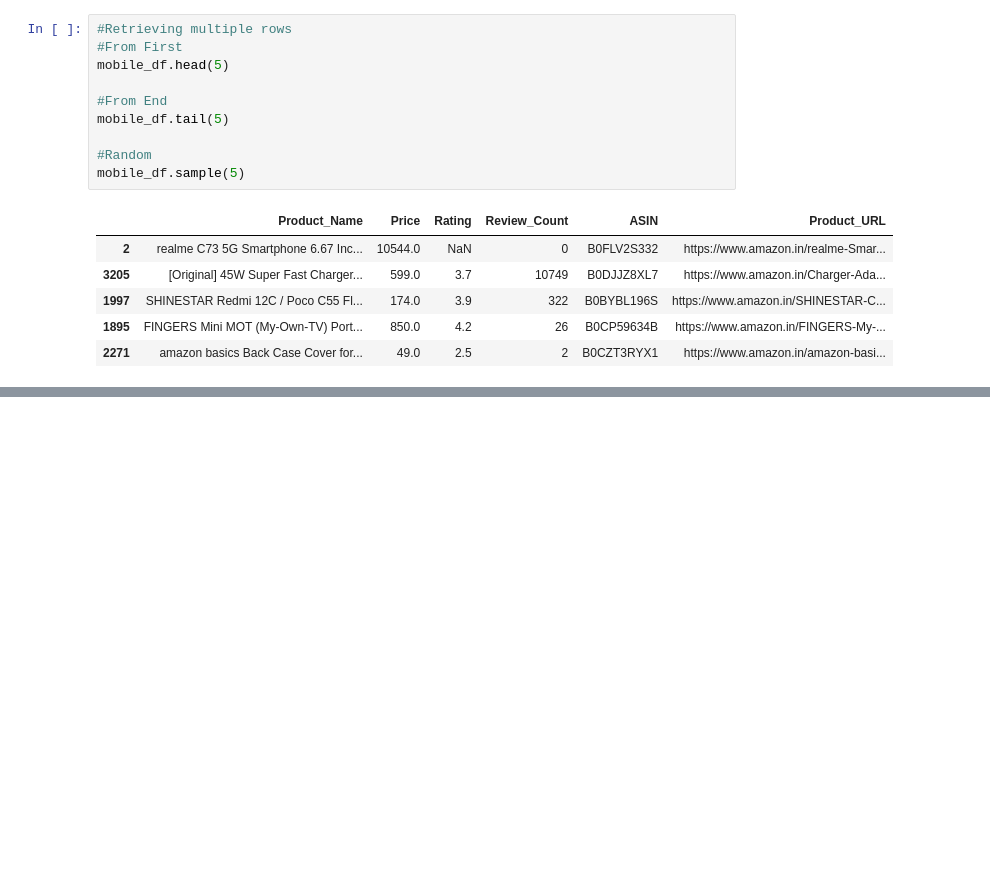
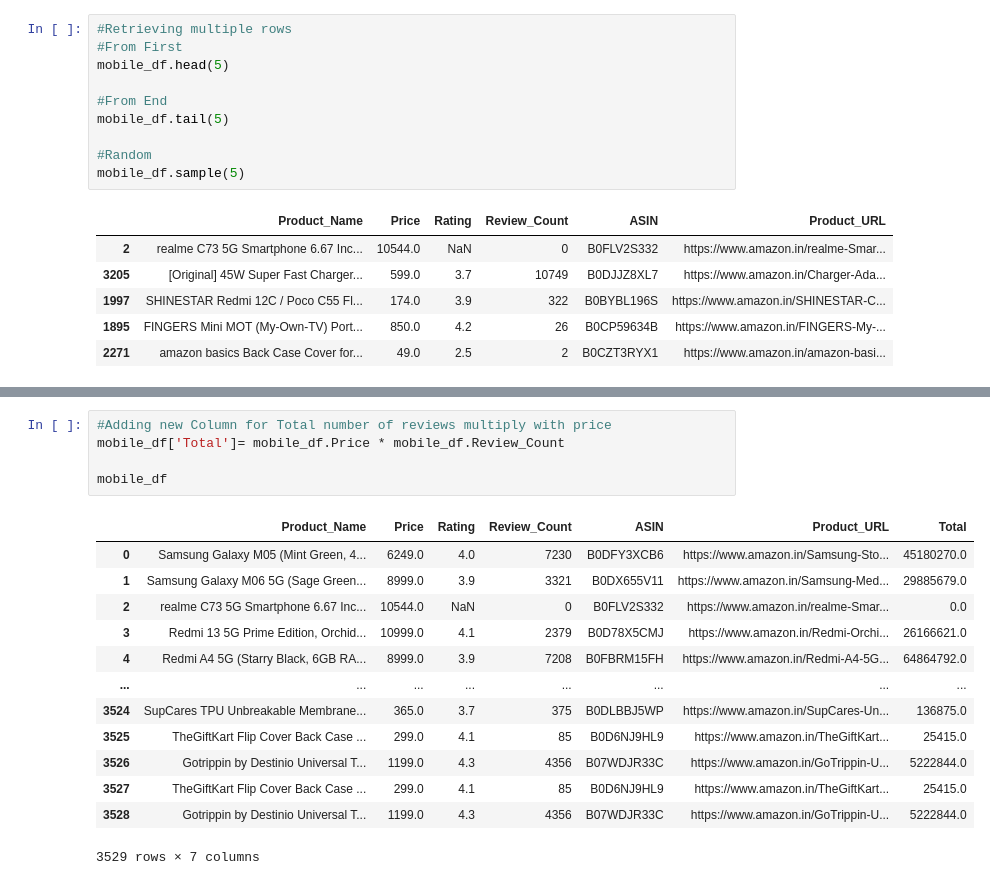
Before and after one commit to soumyadeepmukherji/Amazon-Big-Billion-Sale-2025-Analysis, a Jupyter notebook: analysis.ipynb, the cells around one changed output, grey strips where cells are left out. Drawn from its saved outputs; the diff is of its cells as text; blank space fills up the shorter version.

```diff
--- a/analysis.ipynb
+++ b/analysis.ipynb
@@ -130,0 +170,19 @@ mobile_df.sample(5)
+# %%
+#Adding new Column for Total number of reviews multiply with price
+mobile_df['Total']= mobile_df.Price * mobile_df.Review_Count
+
+mobile_df
+# %% [output]
+|  | Product_Name | Price | Rating | Review_Count | ASIN | Product_URL | Total |
+| 0 | Samsung Galaxy M05 (Mint Green, 4... | 6249.0 | 4.0 | 7230 | B0DFY3XCB6 | https://www.amazon.in/Samsung-Sto... | 45180270.0 |
+| 1 | Samsung Galaxy M06 5G (Sage Green... | 8999.0 | 3.9 | 3321 | B0DX655V11 | https://www.amazon.in/Samsung-Med... | 29885679.0 |
+| 2 | realme C73 5G Smartphone 6.67 Inc... | 10544.0 | NaN | 0 | B0FLV2S332 | https://www.amazon.in/realme-Smar... | 0.0 |
+| 3 | Redmi 13 5G Prime Edition, Orchid... | 10999.0 | 4.1 | 2379 | B0D78X5CMJ | https://www.amazon.in/Redmi-Orchi... | 26166621.0 |
+| 4 | Redmi A4 5G (Starry Black, 6GB RA... | 8999.0 | 3.9 | 7208 | B0FBRM15FH | https://www.amazon.in/Redmi-A4-5G... | 64864792.0 |
+| ... | ... | ... | ... | ... | ... | ... | ... |
+| 3524 | SupCares TPU Unbreakable Membrane... | 365.0 | 3.7 | 375 | B0DLBBJ5WP | https://www.amazon.in/SupCares-Un... | 136875.0 |
+| 3525 | TheGiftKart Flip Cover Back Case ... | 299.0 | 4.1 | 85 | B0D6NJ9HL9 | https://www.amazon.in/TheGiftKart... | 25415.0 |
+| 3526 | Gotrippin by Destinio Universal T... | 1199.0 | 4.3 | 4356 | B07WDJR33C | https://www.amazon.in/GoTrippin-U... | 5222844.0 |
+| 3527 | TheGiftKart Flip Cover Back Case ... | 299.0 | 4.1 | 85 | B0D6NJ9HL9 | https://www.amazon.in/TheGiftKart... | 25415.0 |
+| 3528 | Gotrippin by Destinio Universal T... | 1199.0 | 4.3 | 4356 | B07WDJR33C | https://www.amazon.in/GoTrippin-U... | 5222844.0 |
+3529 rows × 7 columns
```
Also changed, not shown: parts of 5 cells of this notebook.
